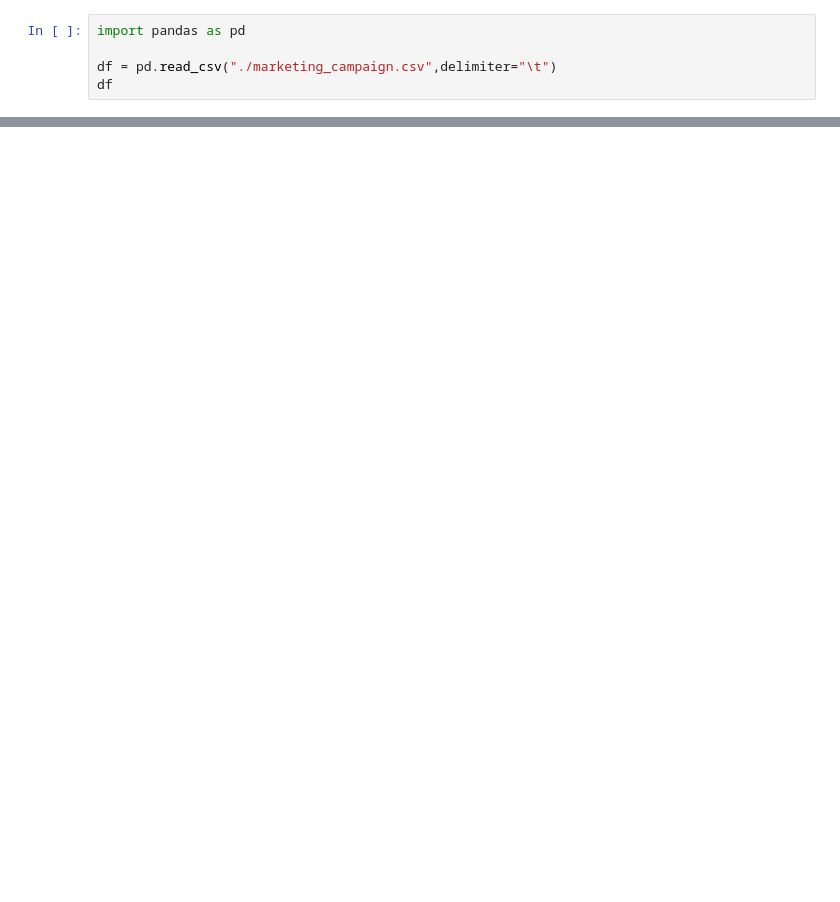
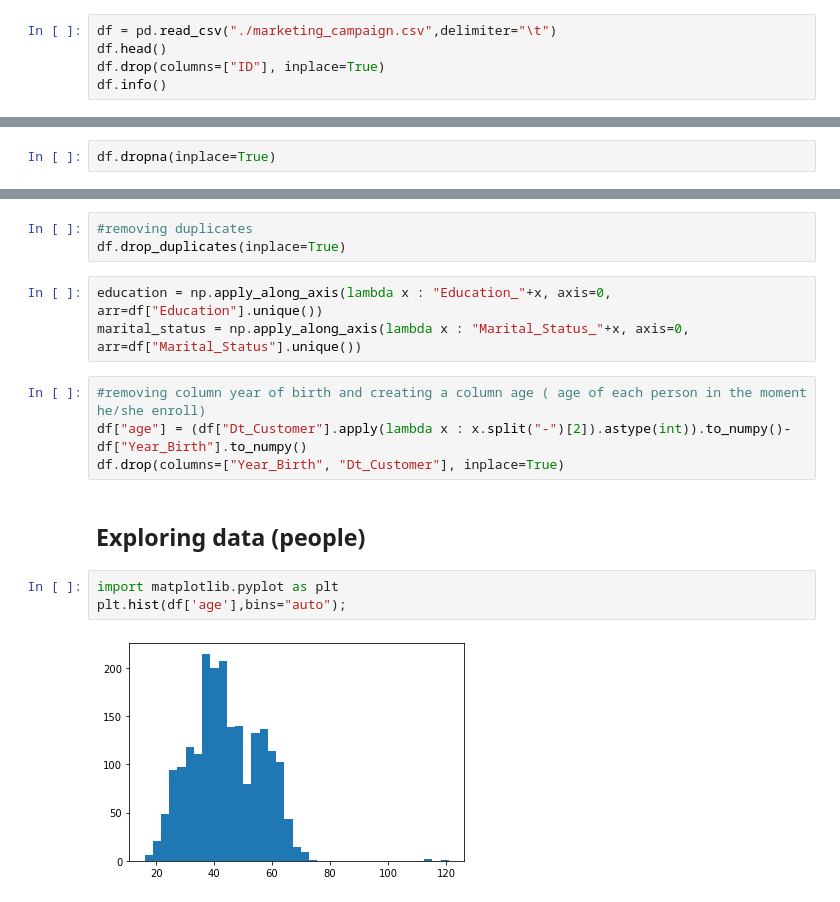
Before and after one commit to FrancescoManca-FM/Project_Mining_Large_Dataset, a Jupyter notebook: project.ipynb, the cells around one changed output, grey strips where cells are left out. Cells and saved outputs as stored; diff of their text form; blank space fills up the shorter version.

```diff
--- a/project.ipynb
+++ b/project.ipynb
@@ -1,6 +14,6 @@
 # %%
-import pandas as pd
-
 df = pd.read_csv("./marketing_campaign.csv",delimiter="\t")
-df
+df.head()
+df.drop(columns=["ID"], inplace=True)
+df.info()
 # %% [output]
@@ -19,0 +39,2 @@ df
+# %%
+df.dropna(inplace=True)
@@ -19,0 +83,17 @@ df
+# %%
+#removing duplicates
+df.drop_duplicates(inplace=True)
+# %%
+education = np.apply_along_axis(lambda x : "Education_"+x, axis=0, arr=df["Education"].unique())
+marital_status = np.apply_along_axis(lambda x : "Marital_Status_"+x, axis=0, arr=df["Marital_Status"].unique())
+# %%
+#removing column year of birth and creating a column age ( age of each person in the moment he/she enroll)
+df["age"] = (df["Dt_Customer"].apply(lambda x : x.split("-")[2]).astype(int)).to_numpy()-df["Year_Birth"].to_numpy()
+df.drop(columns=["Year_Birth", "Dt_Customer"], inplace=True)
+# %% [markdown]
+## Exploring data (people)
+# %%
+import matplotlib.pyplot as plt
+plt.hist(df['age'],bins="auto");
+# %% [output]
+[figure, added]
```
Also changed, not shown: parts of 113 cells of this notebook.
